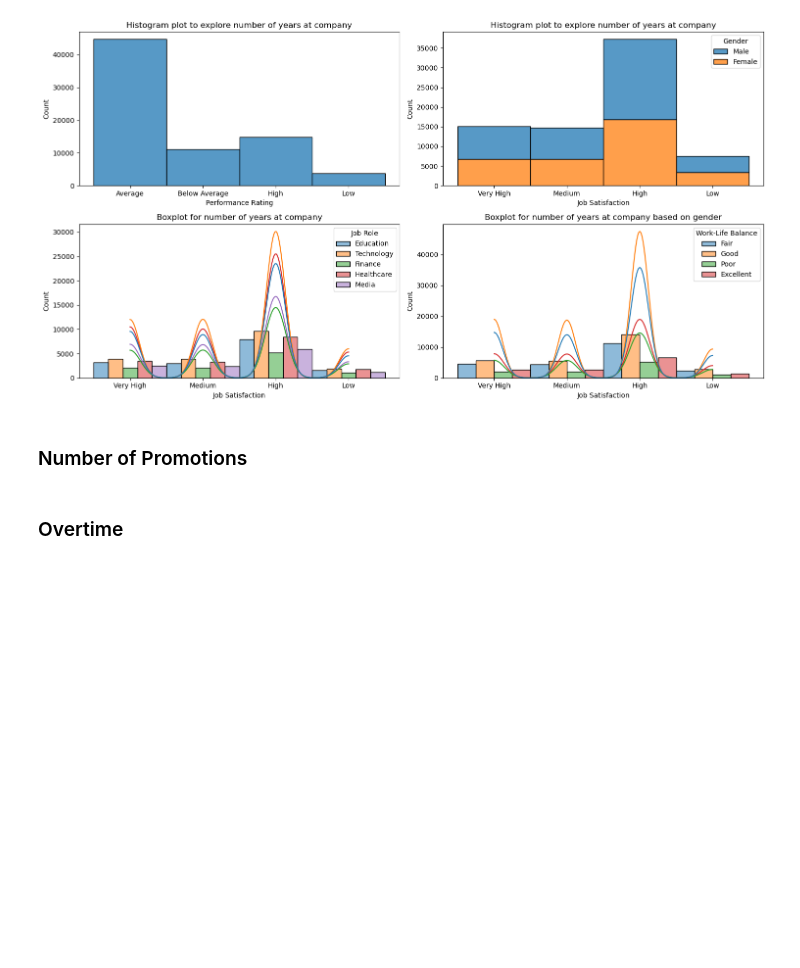
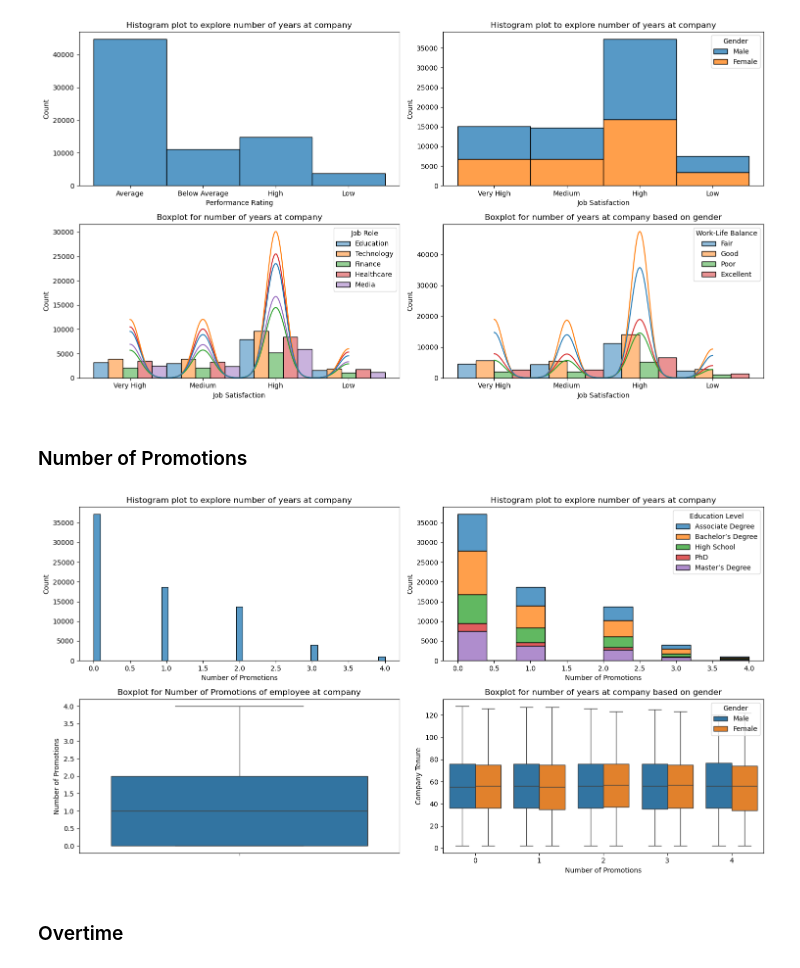
Before and after one commit to buddhathapa12/employment_attrition_analysis, a Jupyter notebook: employment_attrition.ipynb, the cells around one changed output. Saved outputs shown, nothing was run; the diff lists cells and outputs as text; code cells hidden in the pictures; blank space fills up the shorter version.

Commit message:
visualizationadded

```diff
--- a/employment_attrition.ipynb
+++ b/employment_attrition.ipynb
@@ -206,5 +214,22 @@ plt.show()
 [figure]
 # %% [markdown]
 ### Number of Promotions
+# %%
+fig, axs= plt.subplots(2, 2, figsize= (15, 8))
+sns.histplot(data= employee_df, x= "Number of Promotions", legend= True, ax= axs[0, 0])
+axs[0, 0].set_title("Histogram plot to explore number of years at company")
+sns.histplot(data= employee_df, x= "Number of Promotions", bins= 10, hue= "Education Level",legend= True,  multiple="stack", ax= axs[0, 1])
+axs[0, 1].set_title("Histogram plot to explore number of years at company")
+
+sns.boxplot(data= employee_df, y= "Number of Promotions", ax= axs[1, 0])
+axs[1, 0].set_title("Boxplot for Number of Promotions of employee at company")
+
+sns.boxplot(data= employee_df, x= "Number of Promotions", y= "Company Tenure", hue="Gender", ax= axs[1, 1])
+axs[1, 1].set_title("Boxplot for number of years at company based on gender")
+
+plt.tight_layout()
+plt.show()
+# %% [output]
+[figure, added]
 # %% [markdown]
 ### Overtime
```
Also changed, not shown: parts of 18 cells of this notebook.
